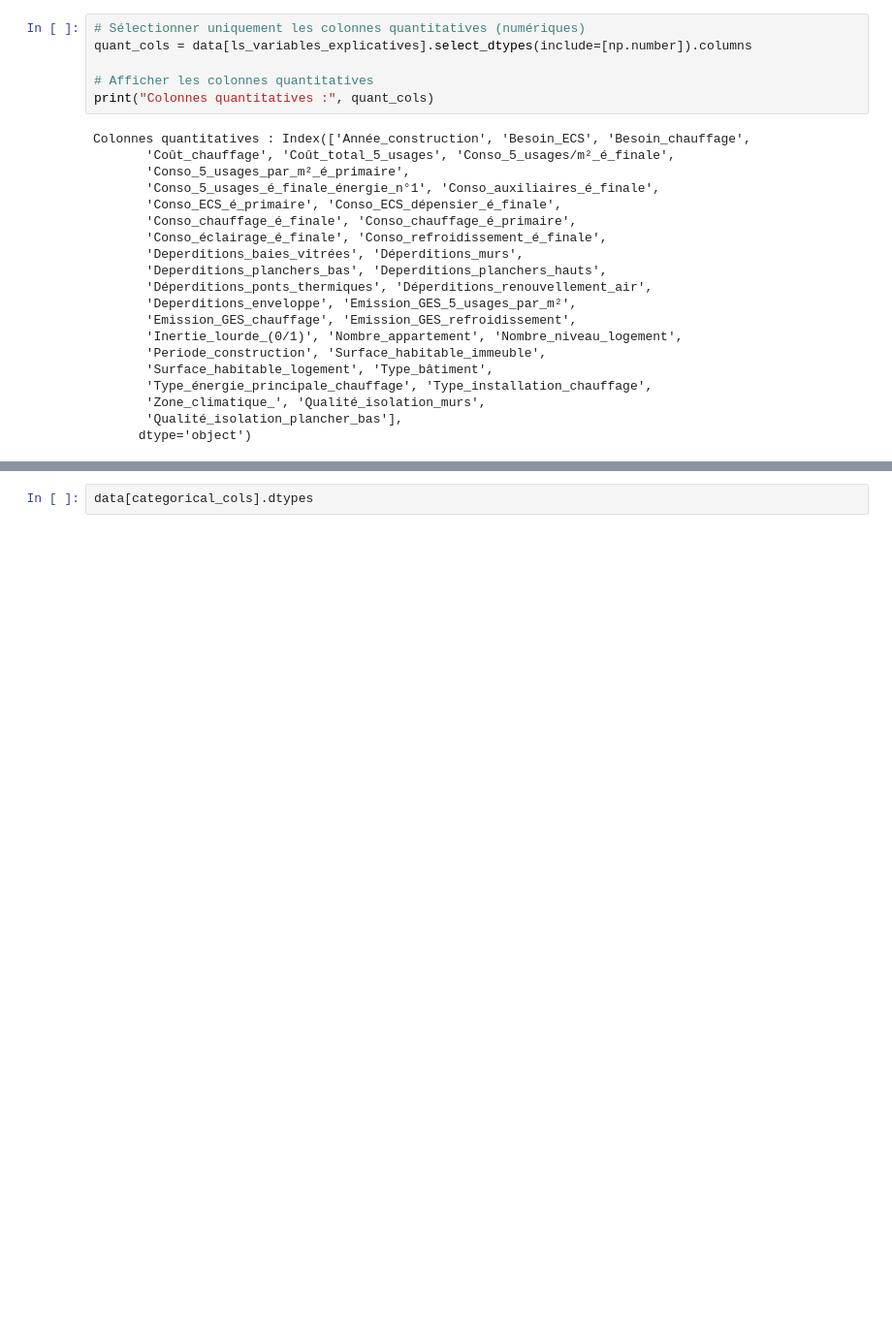
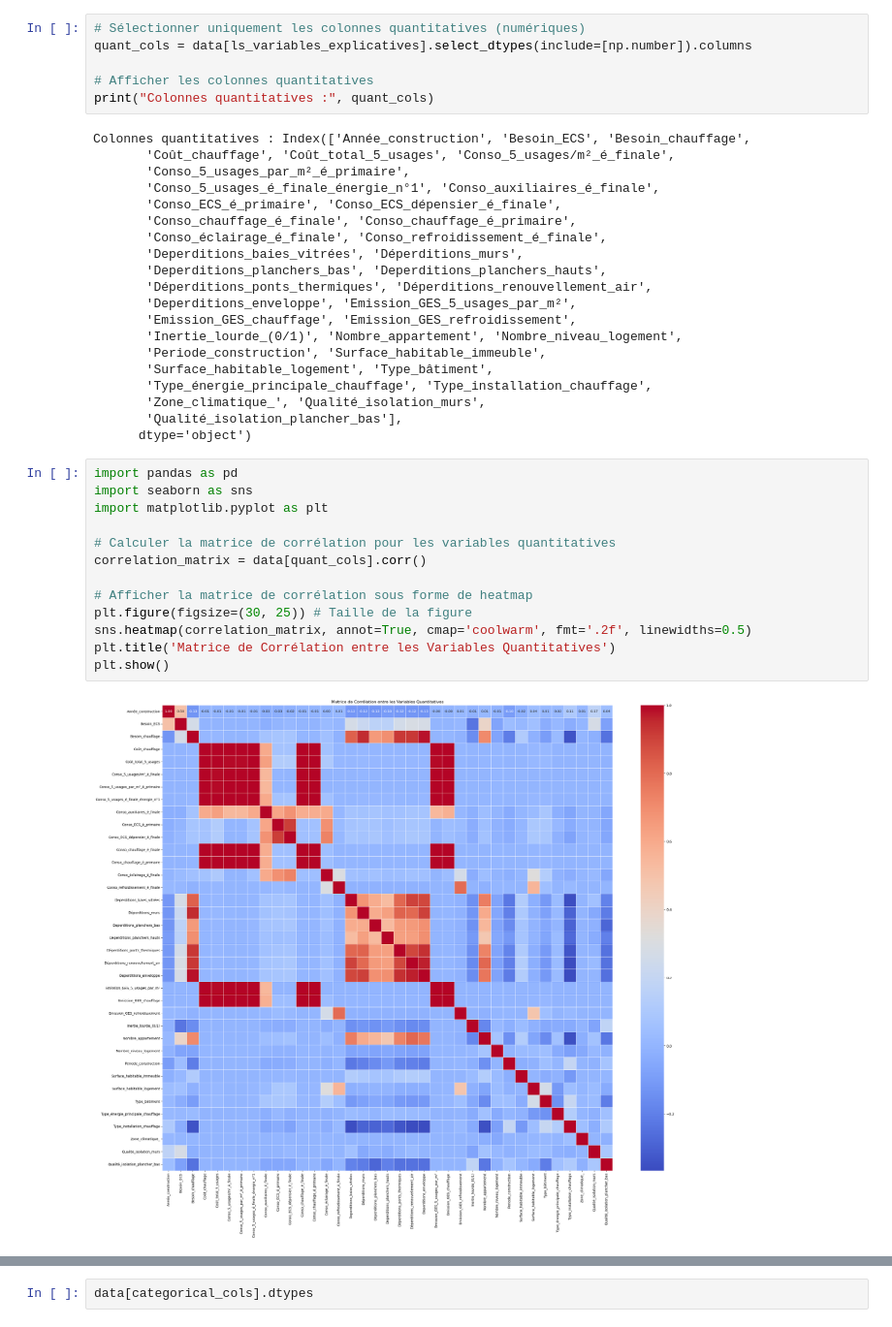
Before and after one commit to karamoko17/M2_ENEDIS, a Jupyter notebook: Notebooks/ClassificationMLTDPE.ipynb, the cells around one changed output, grey strips where cells are left out. Shown at 97% size. Drawn from its saved outputs; the diff is of its cells as text; blank space fills up the shorter version.

```diff
--- a/Notebooks/ClassificationMLTDPE.ipynb
+++ b/Notebooks/ClassificationMLTDPE.ipynb
@@ -301,6 +280,21 @@ Colonnes quantitatives : Index(['Année_construction', 'Besoin_ECS', 'Besoin_cha
        'Zone_climatique_', 'Qualité_isolation_murs',
        'Qualité_isolation_plancher_bas'],
       dtype='object')
+# %%
+import pandas as pd
+import seaborn as sns
+import matplotlib.pyplot as plt
+
+# Calculer la matrice de corrélation pour les variables quantitatives
+correlation_matrix = data[quant_cols].corr()
+
+# Afficher la matrice de corrélation sous forme de heatmap
+plt.figure(figsize=(30, 25)) # Taille de la figure
+sns.heatmap(correlation_matrix, annot=True, cmap='coolwarm', fmt='.2f', linewidths=0.5)
+plt.title('Matrice de Corrélation entre les Variables Quantitatives')
+plt.show()
+# %% [output]
+[figure, added]
 # %%
 from sklearn.preprocessing import OrdinalEncoder
 
```
Also changed, not shown: parts of 51 cells of this notebook, 3 other files.
